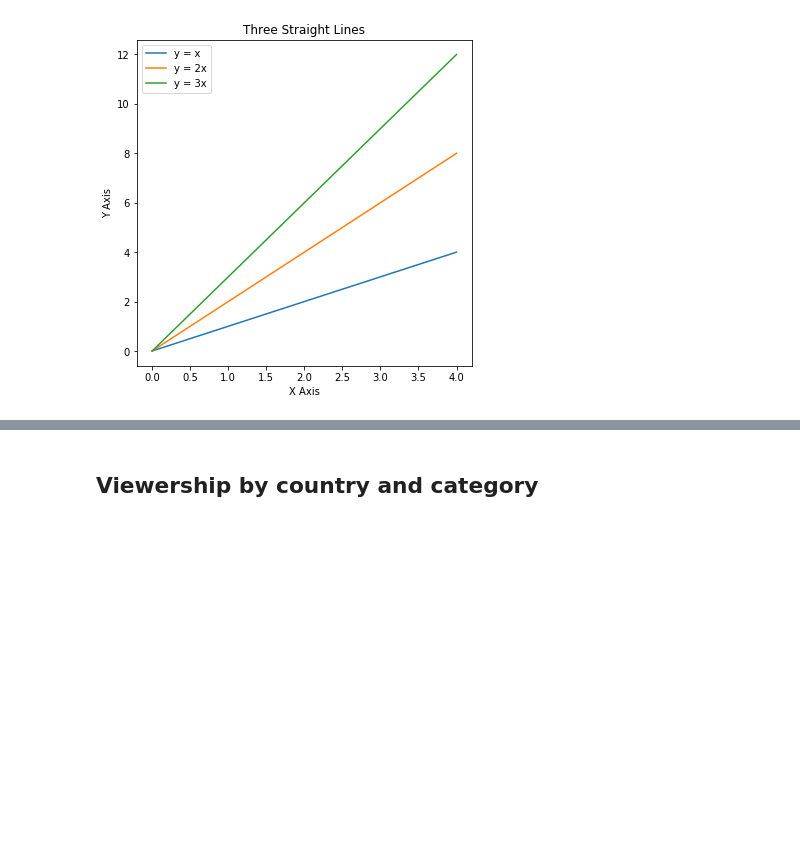
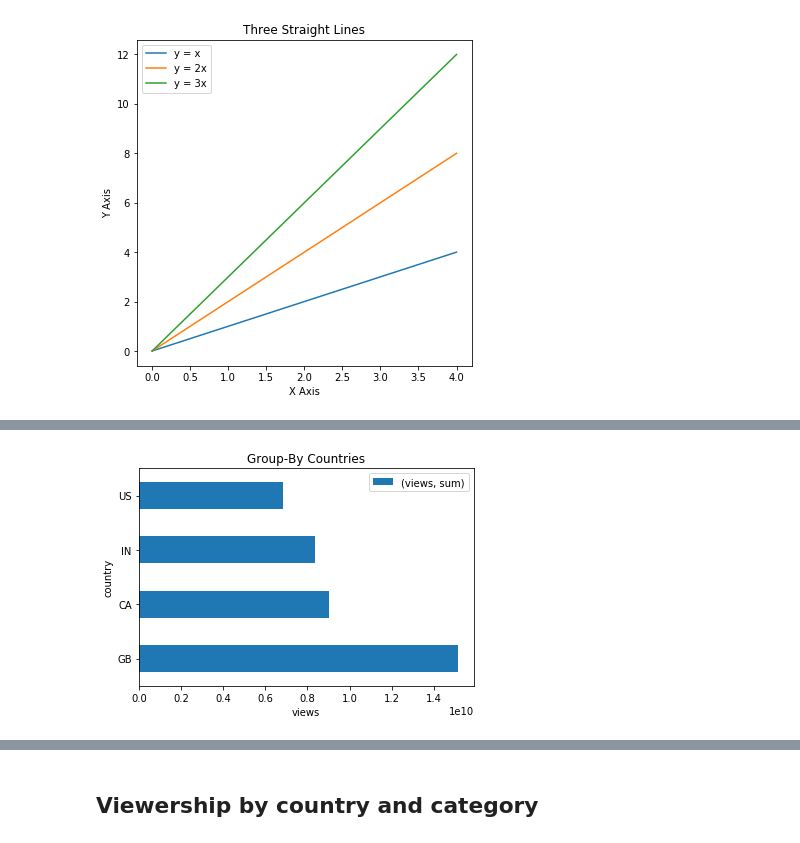
Before and after one commit to perezrm/YouTube_rmp, a Jupyter notebook: YouTube-data-copy.ipynb, the cells around one changed output, grey strips where cells are left out. Saved outputs shown, nothing was run; the diff lists cells and outputs as text; code cells hidden in the pictures; blank space fills up the shorter version.

```diff
--- a/YouTube-data-copy.ipynb
+++ b/YouTube-data-copy.ipynb
@@ -200,0 +208,20 @@ plt.show()
+# %%
+# Graph of viewship base on the Top four counrty
+# In ascending order of rank France, Mexico, and Russia
+# 1e10 is 10,000,000,000
+
+# US - United States
+# IN - India
+# CA - Canada
+# GB - United Kingdom of Great Britain and Northern Ireland:
+#  made up of the following nations England, Scotland, Wales and Northern Ireland
+
+
+top4 = df.groupby(['country']).agg({'views':['sum']})
+top4 = top4.sort_values(('views', 'sum'), ascending = False).head(4).plot(kind='barh',title='Group-By Countries');
+
+plt.legend(loc = 'best')
+plt.xlabel('views')
+plt.show()
+# %% [output]
+[figure, added]
```
Also changed, not shown: parts of 19 cells of this notebook.
